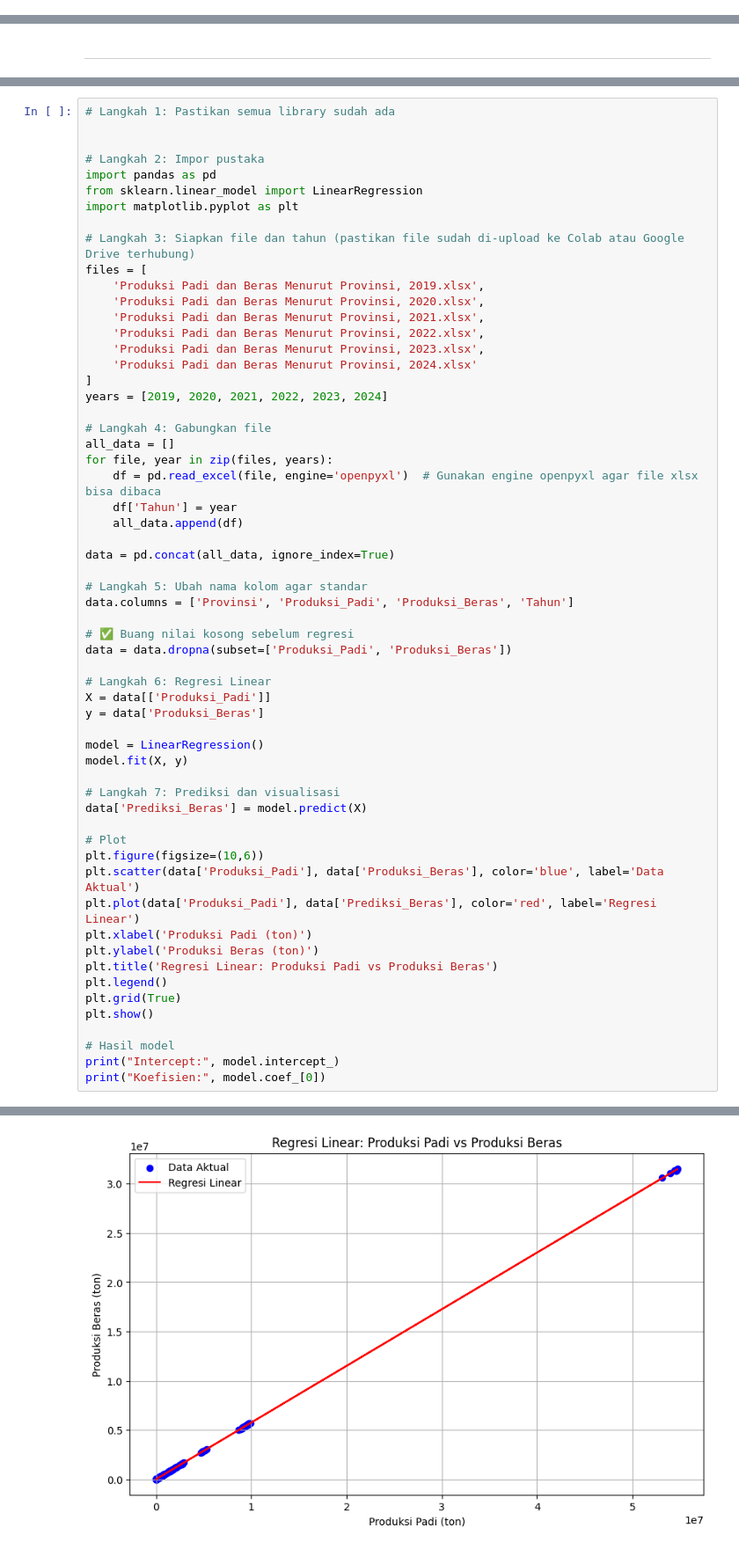
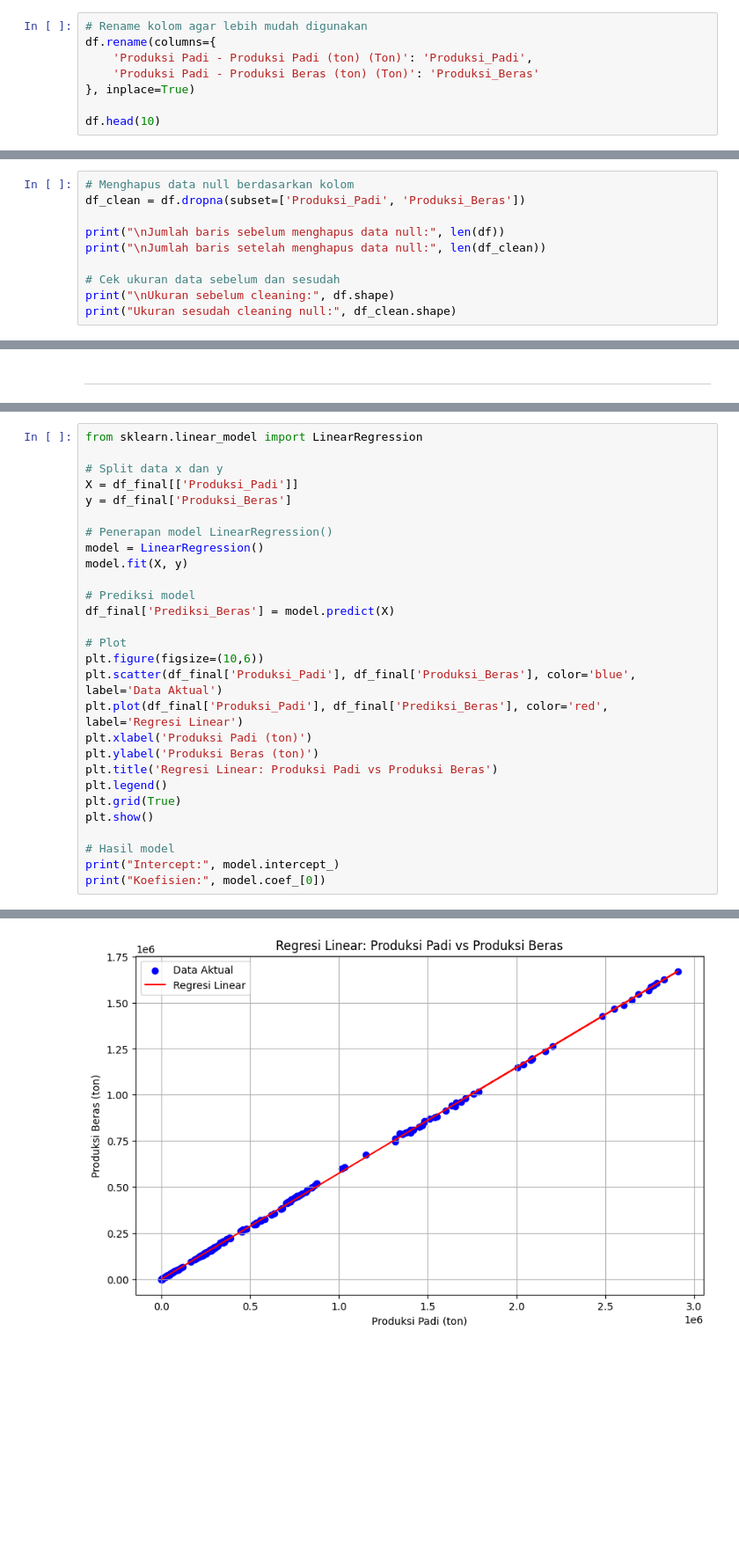
Before and after one commit to dakhmad/ml_uts_prediksi_produksi_beras, a Jupyter notebook: dani_ml_prediksi_produksi_beras_regresi_linear.ipynb, the cells around one changed output, grey strips where cells are left out. Shown at 88% size. Cells and saved outputs as stored; diff of their text form; blank space fills up the shorter version.

```diff
--- a/dani_ml_prediksi_produksi_beras_regresi_linear.ipynb
+++ b/dani_ml_prediksi_produksi_beras_regresi_linear.ipynb
@@ -69,0 +350,8 @@ Link dataset didapatkan pada website [Badan Pusat Statistik (BPS) Indonesia](htt
+# %%
+# Rename kolom agar lebih mudah digunakan
+df.rename(columns={
+    'Produksi Padi - Produksi Padi (ton) (Ton)': 'Produksi_Padi',
+    'Produksi Padi - Produksi Beras (ton) (Ton)': 'Produksi_Beras'
+}, inplace=True)
+
+df.head(10)
@@ -69,0 +437,10 @@ Link dataset didapatkan pada website [Badan Pusat Statistik (BPS) Indonesia](htt
+# %%
+# Menghapus data null berdasarkan kolom
+df_clean = df.dropna(subset=['Produksi_Padi', 'Produksi_Beras'])
+
+print("\nJumlah baris sebelum menghapus data null:", len(df))
+print("\nJumlah baris setelah menghapus data null:", len(df_clean))
+
+# Cek ukuran data sebelum dan sesudah
+print("\nUkuran sebelum cleaning:", df.shape)
+print("Ukuran sesudah cleaning null:", df_clean.shape)
@@ -72,52 +550,21 @@ Link dataset didapatkan pada website [Badan Pusat Statistik (BPS) Indonesia](htt
 # %%
-# Langkah 1: Pastikan semua library sudah ada
+from sklearn.linear_model import LinearRegression
 
+# Split data x dan y
+X = df_final[['Produksi_Padi']]
+y = df_final['Produksi_Beras']
 
-# Langkah 2: Impor pustaka
-import pandas as pd
-from sklearn.linear_model import LinearRegression
-import matplotlib.pyplot as plt
-
-# Langkah 3: Siapkan file dan tahun (pastikan file sudah di-upload ke Colab atau Google Drive terhubung)
-files = [
-    'Produksi Padi dan Beras Menurut Provinsi, 2019.xlsx',
-    'Produksi Padi dan Beras Menurut Provinsi, 2020.xlsx',
-    'Produksi Padi dan Beras Menurut Provinsi, 2021.xlsx',
-    'Produksi Padi dan Beras Menurut Provinsi, 2022.xlsx',
-    'Produksi Padi dan Beras Menurut Provinsi, 2023.xlsx',
-    'Produksi Padi dan Beras Menurut Provinsi, 2024.xlsx'
-]
-years = [2019, 2020, 2021, 2022, 2023, 2024]
-
-# Langkah 4: Gabungkan file
-all_data = []
-for file, year in zip(files, years):
-    df = pd.read_excel(file, engine='openpyxl')  # Gunakan engine openpyxl agar file xlsx bisa dibaca
-    df['Tahun'] = year
-    all_data.append(df)
-
-data = pd.concat(all_data, ignore_index=True)
-
-# Langkah 5: Ubah nama kolom agar standar
-data.columns = ['Provinsi', 'Produksi_Padi', 'Produksi_Beras', 'Tahun']
-
-# ✅ Buang nilai kosong sebelum regresi
-data = data.dropna(subset=['Produksi_Padi', 'Produksi_Beras'])
-
-# Langkah 6: Regresi Linear
-X = data[['Produksi_Padi']]
-y = data['Produksi_Beras']
-
+# Penerapan model LinearRegression()
 model = LinearRegression()
 model.fit(X, y)
 
-# Langkah 7: Prediksi dan visualisasi
-data['Prediksi_Beras'] = model.predict(X)
+# Prediksi model
+df_final['Prediksi_Beras'] = model.predict(X)
 
 # Plot
 plt.figure(figsize=(10,6))
-plt.scatter(data['Produksi_Padi'], data['Produksi_Beras'], color='blue', label='Data Aktual')
-plt.plot(data['Produksi_Padi'], data['Prediksi_Beras'], color='red', label='Regresi Linear')
+plt.scatter(df_final['Produksi_Padi'], df_final['Produksi_Beras'], color='blue', label='Data Aktual')
+plt.plot(df_final['Produksi_Padi'], df_final['Prediksi_Beras'], color='red', label='Regresi Linear')
 plt.xlabel('Produksi Padi (ton)')
 plt.ylabel('Produksi Beras (ton)')
 plt.title('Regresi Linear: Produksi Padi vs Produksi Beras')
@@ -132 +584 @@ print("Koefisien:", model.coef_[0])
-[figure, old version]
+[figure, new version]
```
Also changed, not shown: parts of 46 cells of this notebook.
